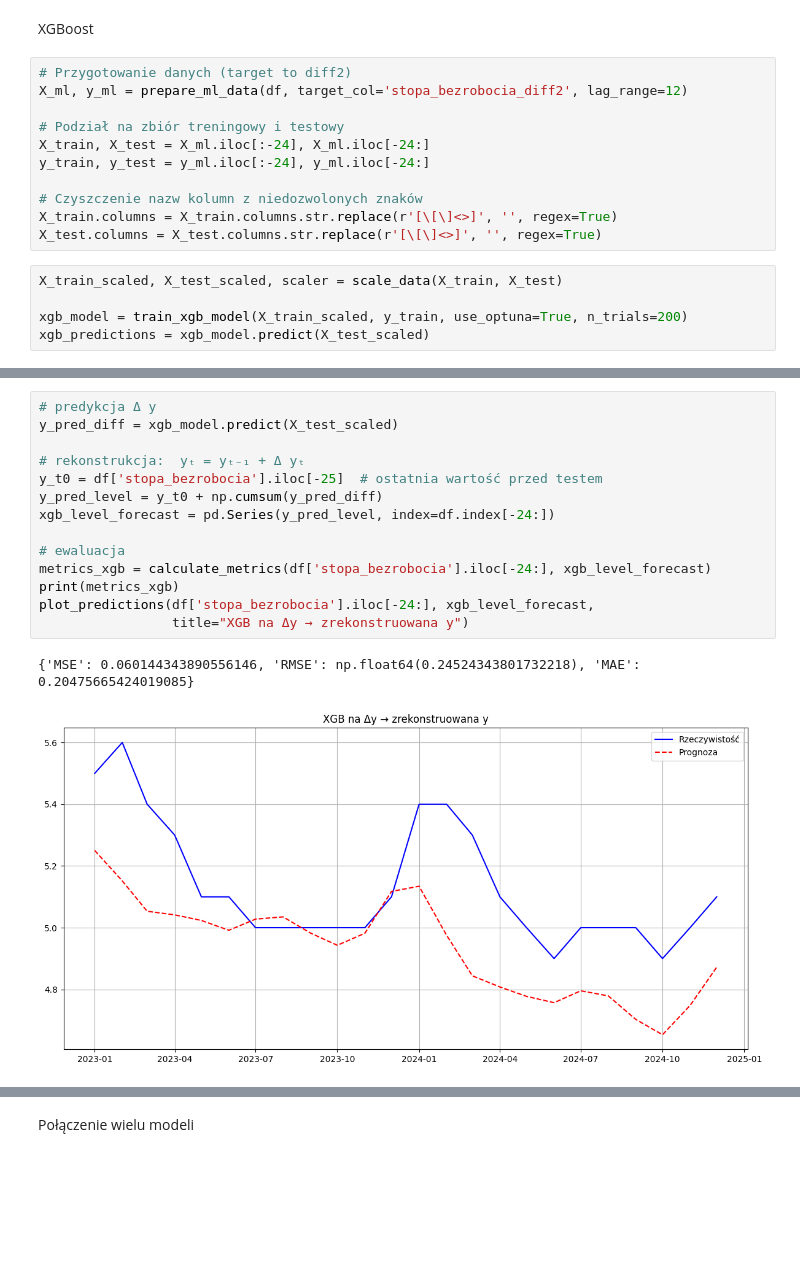
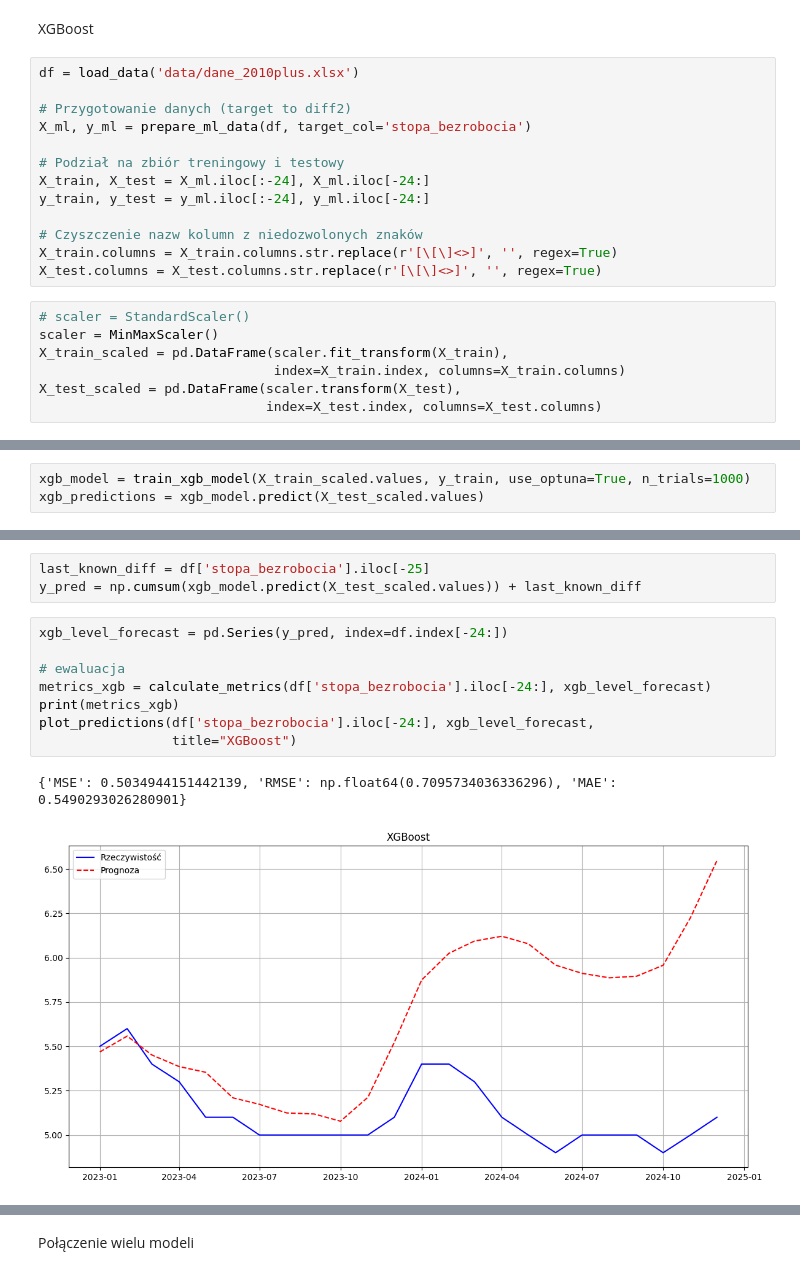
Before and after one commit to pawel-kowal/master_degree, a Jupyter notebook: main.ipynb, the cells around one changed output, grey strips where cells are left out. Cells and saved outputs as stored; diff of their text form; blank space fills up the shorter version.

```diff
--- a/main.ipynb
+++ b/main.ipynb
@@ -305,8 +559,10 @@ SARIMAX (tylko istotne exog) na testowym:
 # %% [markdown]
 XGBoost
 # %%
+df = load_data('data/dane_2010plus.xlsx')
+
 # Przygotowanie danych (target to diff2)
-X_ml, y_ml = prepare_ml_data(df, target_col='stopa_bezrobocia_diff2', lag_range=12)
+X_ml, y_ml = prepare_ml_data(df, target_col='stopa_bezrobocia')
 
 # Podział na zbiór treningowy i testowy
 X_train, X_test = X_ml.iloc[:-24], X_ml.iloc[-24:]
@@ -316,7 +572,9 @@ y_train, y_test = y_ml.iloc[:-24], y_ml.iloc[-24:]
 X_train.columns = X_train.columns.str.replace(r'[\[\]<>]', '', regex=True)
 X_test.columns = X_test.columns.str.replace(r'[\[\]<>]', '', regex=True)
 # %%
-X_train_scaled, X_test_scaled, scaler = scale_data(X_train, X_test)
-
-xgb_model = train_xgb_model(X_train_scaled, y_train, use_optuna=True, n_trials=200)
-xgb_predictions = xgb_model.predict(X_test_scaled)
+# scaler = StandardScaler()
+scaler = MinMaxScaler()
+X_train_scaled = pd.DataFrame(scaler.fit_transform(X_train),
+                              index=X_train.index, columns=X_train.columns)
+X_test_scaled = pd.DataFrame(scaler.transform(X_test),
+                             index=X_test.index, columns=X_test.columns)
@@ -340,0 +586,3 @@ xgb_predictions = xgb_model.predict(X_test_scaled)
+# %%
+xgb_model = train_xgb_model(X_train_scaled.values, y_train, use_optuna=True, n_trials=1000)
+xgb_predictions = xgb_model.predict(X_test_scaled.values)
@@ -341,17 +607,14 @@ xgb_predictions = xgb_model.predict(X_test_scaled)
+# %%
+last_known_diff = df['stopa_bezrobocia'].iloc[-25]
+y_pred = np.cumsum(xgb_model.predict(X_test_scaled.values)) + last_known_diff
 # %%
-# predykcja Δ y
-y_pred_diff = xgb_model.predict(X_test_scaled)
-
-# rekonstrukcja:  yₜ = yₜ₋₁ + Δ yₜ
-y_t0 = df['stopa_bezrobocia'].iloc[-25]  # ostatnia wartość przed testem
-y_pred_level = y_t0 + np.cumsum(y_pred_diff)
-xgb_level_forecast = pd.Series(y_pred_level, index=df.index[-24:])
+xgb_level_forecast = pd.Series(y_pred, index=df.index[-24:])
 
 # ewaluacja
 metrics_xgb = calculate_metrics(df['stopa_bezrobocia'].iloc[-24:], xgb_level_forecast)
 print(metrics_xgb)
 plot_predictions(df['stopa_bezrobocia'].iloc[-24:], xgb_level_forecast,
-                 title="XGB na Δy → zrekonstruowana y")
+                 title="XGBoost")
 # %% [output]
-{'MSE': 0.060144343890556146, 'RMSE': np.float64(0.24524343801732218), 'MAE': 0.20475665424019085}
+{'MSE': 0.5034944151442139, 'RMSE': np.float64(0.7095734036336296), 'MAE': 0.5490293026280901}
-[figure, old version]
+[figure, new version]
```
Also changed, not shown: parts of 33 cells of this notebook, 6 other files.
